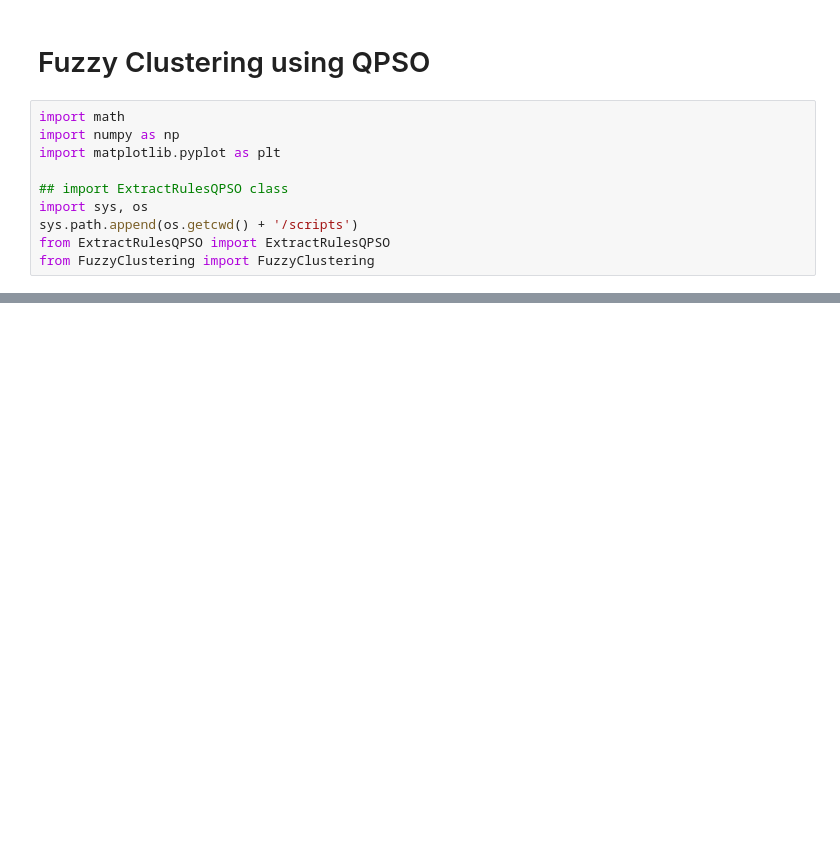
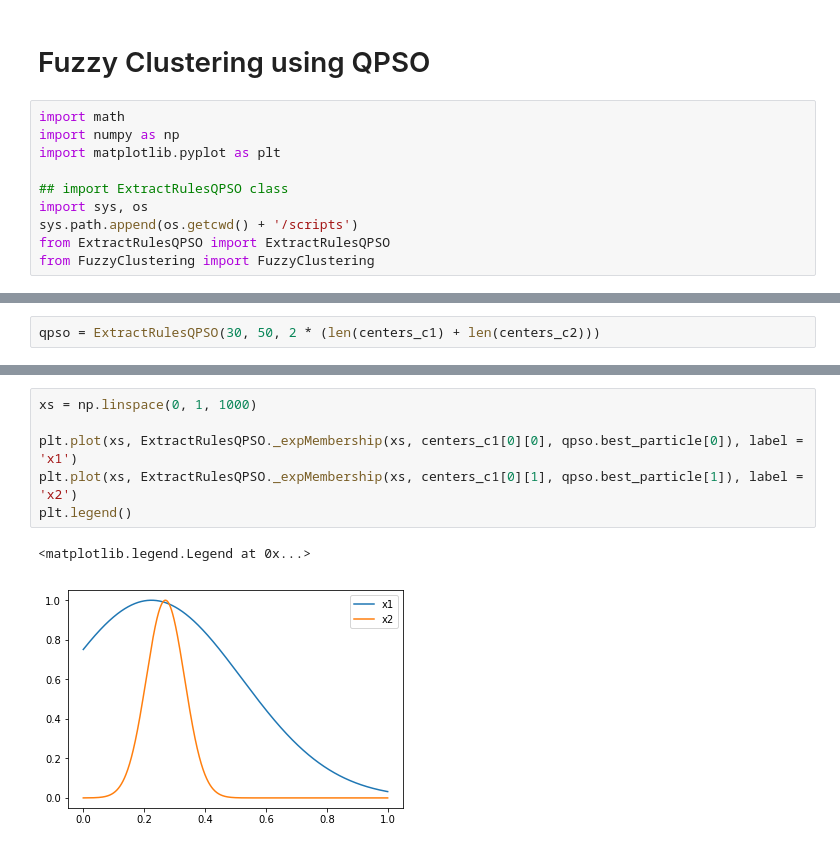
Before and after one commit to Donkeybobo/fuzzyclustering, a Jupyter notebook: analysis.ipynb, the cells around one changed output, grey strips where cells are left out. Saved outputs shown, nothing was run; the diff lists cells and outputs as text; blank space fills up the shorter version.

```diff
--- a/analysis.ipynb
+++ b/analysis.ipynb
@@ -42,0 +81,2 @@ a = 2
+# %%
+qpso = ExtractRulesQPSO(30, 50, 2 * (len(centers_c1) + len(centers_c2)))
@@ -42,0 +100,9 @@ a = 2
+# %%
+xs = np.linspace(0, 1, 1000)
+
+plt.plot(xs, ExtractRulesQPSO._expMembership(xs, centers_c1[0][0], qpso.best_particle[0]), label = 'x1')
+plt.plot(xs, ExtractRulesQPSO._expMembership(xs, centers_c1[0][1], qpso.best_particle[1]), label = 'x2')
+plt.legend()
+# %% [output]
+<matplotlib.legend.Legend at 0x...>
+[figure, added]
```
Also changed, not shown: parts of 25 cells of this notebook, 2 other files.
